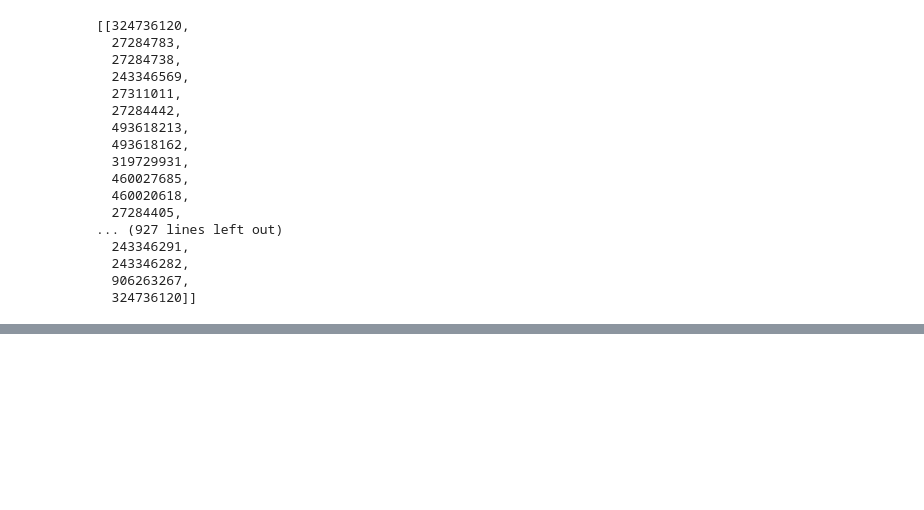
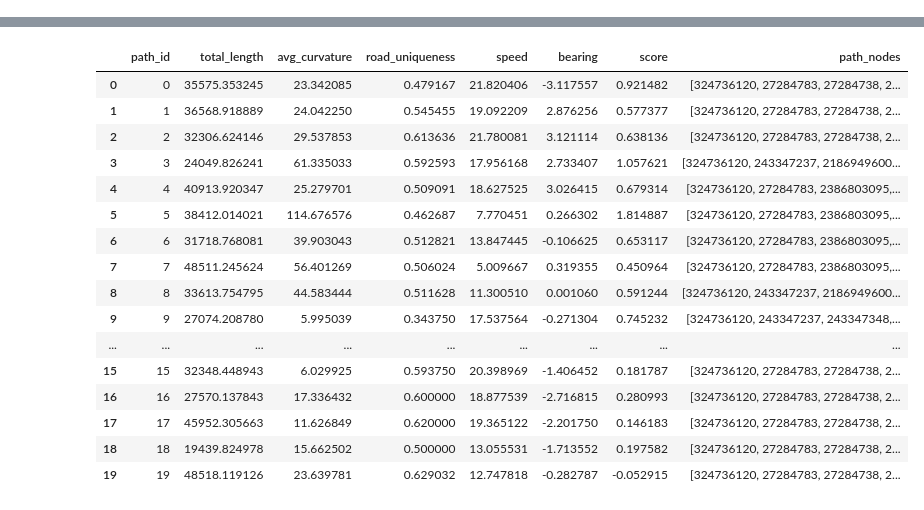
Before and after one commit to thomaskhong/Drive, a Jupyter notebook: notebooks/02.1-create-routes_greedysearch_fullloop.ipynb, the cells around one changed output, grey strips where cells are left out. Cells and saved outputs as stored; diff of their text form; code cells hidden in the pictures; blank space fills up the shorter version.

```diff
--- a/notebooks/02.1-create-routes_greedysearch_fullloop.ipynb
+++ b/notebooks/02.1-create-routes_greedysearch_fullloop.ipynb
@@ -88,15 +88,15 @@ def analyze_path_metrics(G, path):
                 data = edge_data[best_key]
 
                 total_length += data.get("length", 0)
-                curvatures.append(data.get("curvature", 0))
+                curvatures.append(data.get("curvature", 0) / data.get("length", 1))
 
                 # Get speed limit
                 speed_limit = data.get("maxspeed")
                 if isinstance(speed_limit, str):
                     try:
-                        speedlims.append(int(speed_limit.removesuffix(' mph')))
+                        speedlims.append(int(speed_limit.removesuffix(' mph')) / data.get("length", 1))
                     except:
-                        speedlims.append(30)
+                        speedlims.append(30 / data.get("length", 1))
                 elif speed_limit is None:
                     speedlims.append(30)
 
@@ -173,0 +302,19 @@ best_paths = results.sort_values(by='bearing').iloc[peaks_idx]
+# %%
+
+def select_top_paths_by_cluster(filtered_results: pd.DataFrame, top_n=1) -> pd.DataFrame:
+    """
+    Selects top N scoring paths from each cluster in a DataFrame.
+
+    Returns:
+        A DataFrame containing the top N paths from each cluster, retaining all columns.
+    """
+    top_paths_df = (
+        filtered_results
+        .sort_values(['labels', 'score'], ascending=[True, False])  # sort by cluster, then score descending
+        .groupby('labels', group_keys=False)
+        .head(top_n)
+    )
+    return top_paths_df.reset_index(drop=True)
+
+
+best_paths = select_top_paths_by_cluster(filtered_results, top_n=5)
@@ -174,5 +377,5 @@ best_paths = results.sort_values(by='bearing').iloc[peaks_idx]
 # %%
-best_outbound = [outbound_paths[i][0] for i in best_paths['path_id'].to_list()]
+best_outbound = [outbound_paths[i] for i in best_paths['path_id'].to_list()]
 
 def get_edges_from_path(G, node_path):
     """
@@ -193,7 +396,7 @@ def get_edges_from_path(G, node_path):
     return edges
 
 
-def build_return_graph(G, outbound_edges, curvature_weight=1.0, reuse_penalty=1000):
+def build_return_graph(G, outbound_edges, curvature_weight=1.0, reuse_penalty=10000):
     G_ret = G.copy()
     for u, v, k, data in G_ret.edges(keys=True, data=True):
         base_cost = 1  # or use length, if you want to bias short paths
@@ -228,26 +431,6 @@ for out_path in best_outbound:
 
 # # Show map
 # m
-# %%
-full_loops
-# %% [output]
-[[324736120,
-  27284783,
-  27284738,
-  243346569,
-  27311011,
-  27284442,
-  493618213,
-  493618162,
-  319729931,
-  460027685,
-  460020618,
-  27284405,
-... (927 lines left out)
-  243346291,
-  243346282,
-  906263267,
-  324736120]]
 # %%
 loops = full_loops
 
@@ -352,3 +535,25 @@ for path in [chosen_loop]:
 m
 # %% [output]
 [interactive output not drawn]
+# %%
+secondary_results = calculate_score(G, full_loops)
+# %%
+secondary_results
+# %% [output]
+|  | path_id | total_length | avg_curvature | road_uniqueness | speed | bearing | score | path_nodes |
+| 0 | 0 | 35575.353245 | 23.342085 | 0.479167 | 21.820406 | -3.117557 | 0.921482 | [324736120, 27284783, 27284738, 2... |
+| 1 | 1 | 36568.918889 | 24.042250 | 0.545455 | 19.092209 | 2.876256 | 0.577377 | [324736120, 27284783, 27284738, 2... |
+| 2 | 2 | 32306.624146 | 29.537853 | 0.613636 | 21.780081 | 3.121114 | 0.638136 | [324736120, 27284783, 27284738, 2... |
+| 3 | 3 | 24049.826241 | 61.335033 | 0.592593 | 17.956168 | 2.733407 | 1.057621 | [324736120, 243347237, 2186949600... |
+| 4 | 4 | 40913.920347 | 25.279701 | 0.509091 | 18.627525 | 3.026415 | 0.679314 | [324736120, 27284783, 2386803095,... |
+| 5 | 5 | 38412.014021 | 114.676576 | 0.462687 | 7.770451 | 0.266302 | 1.814887 | [324736120, 27284783, 2386803095,... |
+| 6 | 6 | 31718.768081 | 39.903043 | 0.512821 | 13.847445 | -0.106625 | 0.653117 | [324736120, 27284783, 2386803095,... |
+| 7 | 7 | 48511.245624 | 56.401269 | 0.506024 | 5.009667 | 0.319355 | 0.450964 | [324736120, 27284783, 2386803095,... |
+| 8 | 8 | 33613.754795 | 44.583444 | 0.511628 | 11.300510 | 0.001060 | 0.591244 | [324736120, 243347237, 2186949600... |
+| 9 | 9 | 27074.208780 | 5.995039 | 0.343750 | 17.537564 | -0.271304 | 0.745232 | [324736120, 243347237, 243347348,... |
+| ... | ... | ... | ... | ... | ... | ... | ... | ... |
+| 15 | 15 | 32348.448943 | 6.029925 | 0.593750 | 20.398969 | -1.406452 | 0.181787 | [324736120, 27284783, 27284738, 2... |
+| 16 | 16 | 27570.137843 | 17.336432 | 0.600000 | 18.877539 | -2.716815 | 0.280993 | [324736120, 27284783, 27284738, 2... |
+| 17 | 17 | 45952.305663 | 11.626849 | 0.620000 | 19.365122 | -2.201750 | 0.146183 | [324736120, 27284783, 27284738, 2... |
+| 18 | 18 | 19439.824978 | 15.662502 | 0.500000 | 13.055531 | -1.713552 | 0.197582 | [324736120, 27284783, 27284738, 2... |
+| 19 | 19 | 48518.119126 | 23.639781 | 0.629032 | 12.747818 | -0.282787 | -0.052915 | [324736120, 27284783, 27284738, 2... |
```
Also changed, not shown: parts of 15 cells of this notebook, 1 other file.
